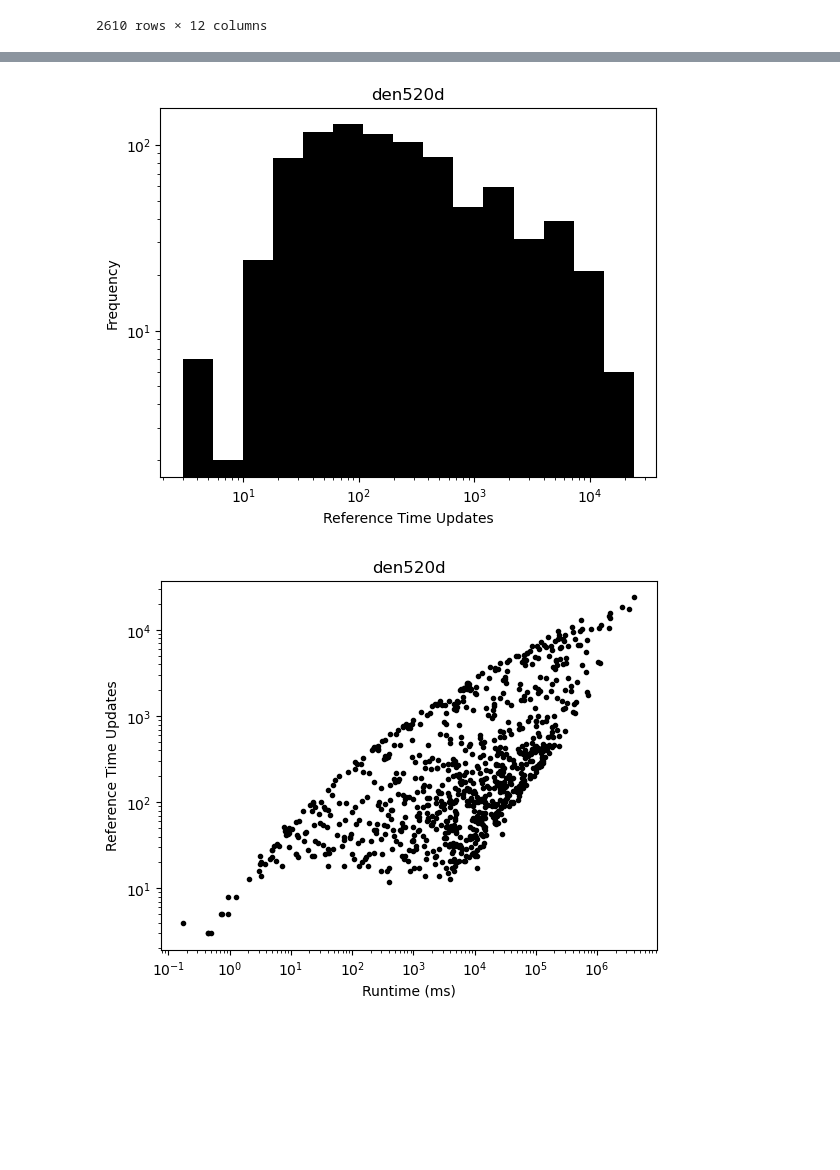
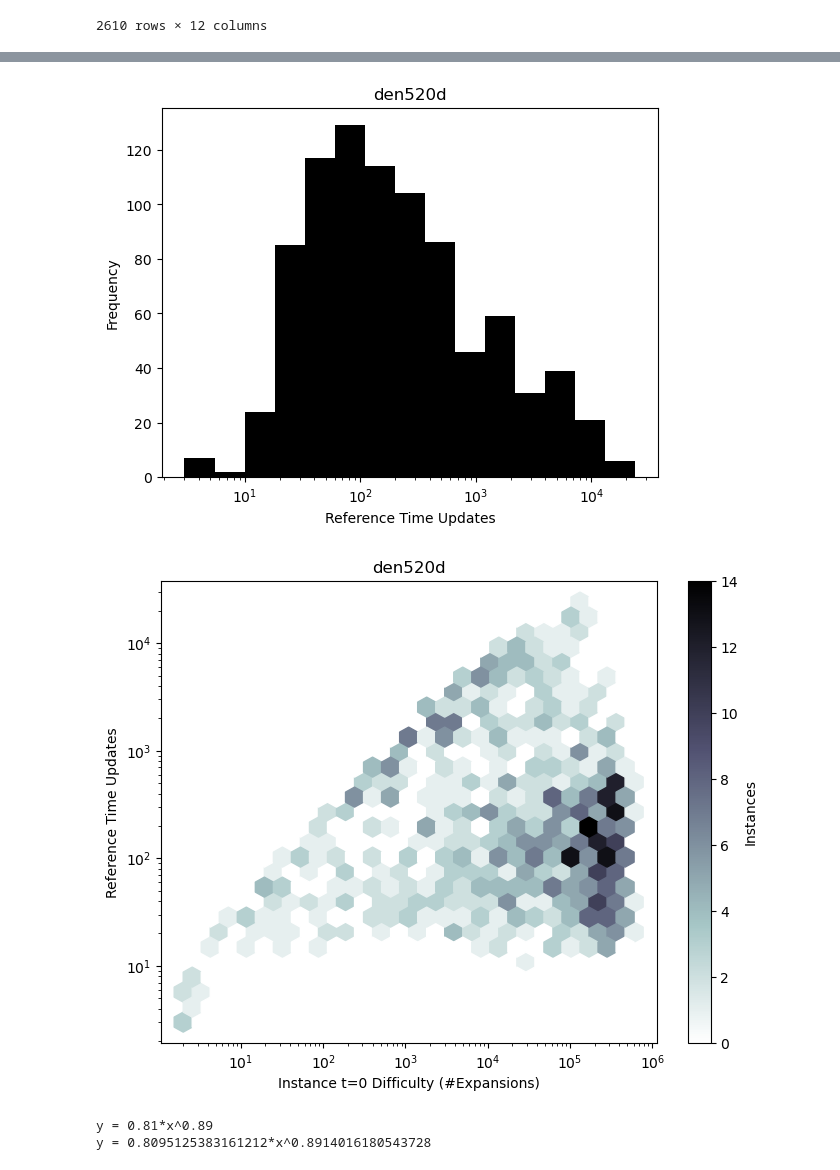
Before and after one commit to dwthomas/atSIPP, a Jupyter notebook: Anystarttime experiments.ipynb, the cells around one changed output, grey strips where cells are left out. Saved outputs shown, nothing was run; the diff lists cells and outputs as text; code cells hidden in the pictures; blank space fills up the shorter version.

Commit message:
py - plots

```diff
--- a/Anystarttime experiments.ipynb
+++ b/Anystarttime experiments.ipynb
@@ -102,6 +104,8 @@ x = []
 for res in results:
     x.append(mkrow(res))
 data = pd.DataFrame(data = x, columns = columns)
+data.instance_id = data.instance_id.astype(int)
+data = data.sort_values("instance_id")
 # %%
 data.sum_generated.max()
 # %% [output]
@@ -149,3 +176,23 @@ plt.savefig("overhead.png")
 # %%
-100*(asipp_dat.runtime.sum() - sipp_dat.runtime.sum())/sipp_dat.runtime.sum()
+fig, ax0 = plt.subplots(ncols=1, figsize=(8, 6))
+asipp_dat = data[data.algorithm == "asipp"]
+sipp_dat = data[data.algorithm == "sipp"]
+
+x = sipp_dat.sum_expanded
+y = 200*(asipp_dat.runtime.values - sipp_dat.runtime.values) / (asipp_dat.runtime.values + sipp_dat.runtime.values)
+print(np.mean(y), np.std(y))
+hb = ax0.hexbin(x, y, gridsize=25, cmap='bone_r',  xscale = "log")
+#plt.hist(y, 50, facecolor = "k")
+#plt.plot(asipp_dat.sum_expanded, asipp_dat.sum_expanded/(asipp_dat.runtime / 1000), ".r", label = "ASIPP")
+
+#plt.xscale("log")
+#plt.yscale("log")
+plt.xlabel("Instance Difficulty (# Expansions)")
+plt.ylabel("% Overhead")
+plt.title("den520d")
+cb = fig.colorbar(hb, ax=ax0, label='Instances')
+
+#plt.ylim([400000, 1000000])
+#plt.legend()
+plt.savefig("overheadvdiff.png")
 # %% [output]
@@ -187,21 +259,41 @@ dat
 # %%
+dat = data[data.algorithm == "repeat"]
 logbins = np.geomspace(dat.n_tref.min(), dat.n_tref.max(), 16)
 plt.hist(dat.n_tref, bins = logbins, facecolor="k")
-plt.yscale("log")
+#plt.yscale("log")
 plt.xscale("log")
 plt.ylabel("Frequency")
 plt.xlabel("Reference Time Updates")
 plt.title("den520d")
 plt.savefig("plan-size.png")
 # %% [output]
-[figure, old version]
+[figure, new version]
 # %%
-plt.plot(dat.runtime, dat.n_tref, ".k")
-plt.yscale("log")
-plt.xscale("log")
-plt.xlabel("Runtime (ms)")
+fig, ax0 = plt.subplots(ncols=1, figsize=(8, 6))
+x = sipp_dat.sum_expanded.values
+y = dat.n_tref.values
+hb = ax0.hexbin(x, y,  gridsize=25, cmap='bone_r',  xscale = "log", yscale = "log")
+#plt.plot(x, y, ".k")
+cb = fig.colorbar(hb, ax=ax0, label='Instances')
+
+plt.xlabel("Instance t=0 Difficulty (#Expansions)")
 plt.ylabel("Reference Time Updates")
 plt.title("den520d")
 plt.savefig("rtplan.png")
 # %% [output]
-[figure, old version]
+[figure, new version]
+# %%
+x = sipp_dat.sum_expanded.values
+y = dat.runtime
+
+lx = np.log10(x)
+ly = np.log10(y)
+
+p = np.polyfit(lx, ly, 1)
+fit_x = np.logspace(0, 6, 10)
+fit_y = 10**p[1] * np.power(fit_x, p[0])
+print("y = {:1.2f}*x^{:1.2f}".format(10**p[1], p[0]))
+print("y = " + str(10**p[1]) + "*x^" + str(p[0]))
+# %% [output]
+y = 0.81*x^0.89
+y = 0.8095125383161212*x^0.8914016180543728
```
Also changed, not shown: parts of 10 cells of this notebook.
